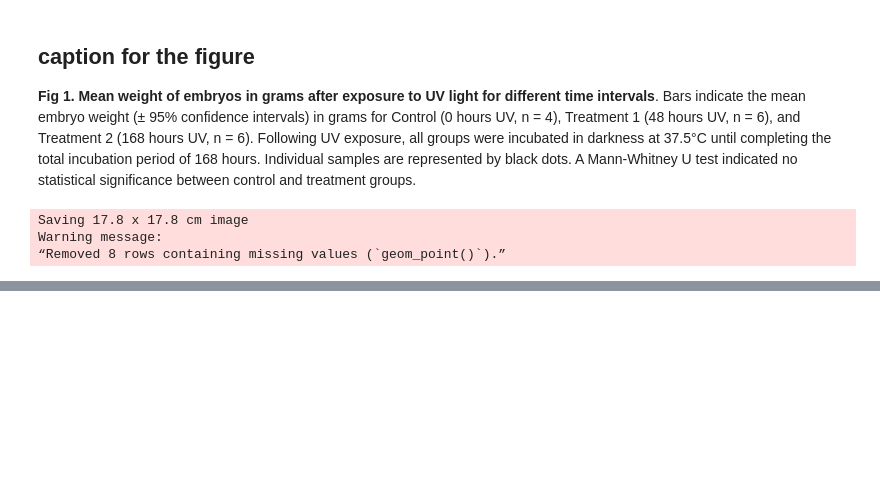
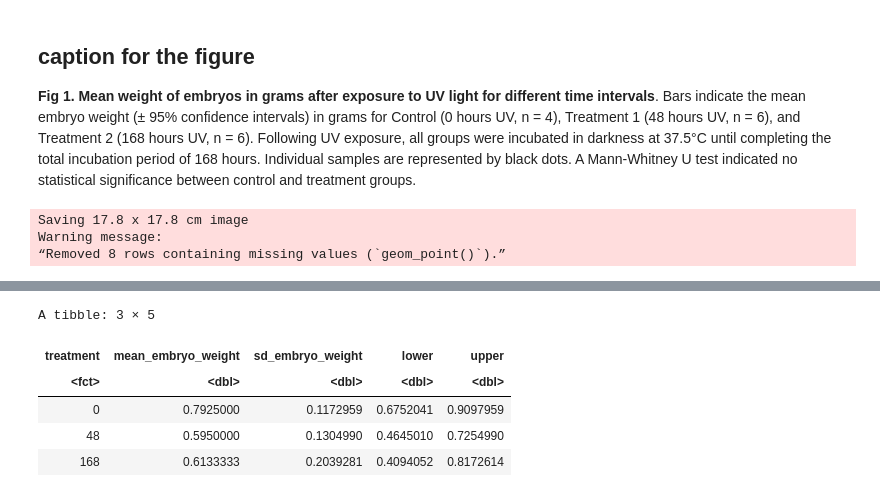
Before and after one commit to redradman/BIOL331_hypothesis_testing, a Jupyter notebook: Analysis.ipynb, the cells around one changed output, grey strips where cells are left out. Drawn from its saved outputs; the diff is of its cells as text; code cells hidden in the pictures; blank space fills up the shorter version.

```diff
--- a/Analysis.ipynb
+++ b/Analysis.ipynb
@@ -1209,0 +1223,9 @@ Warning message:
+# %%
+data_summary
+# %% [output]
+A tibble: 3 × 5
+| treatment | mean_embryo_weight | sd_embryo_weight | lower | upper |
+| <fct> | <dbl> | <dbl> | <dbl> | <dbl> |
+| 0 | 0.7925000 | 0.1172959 | 0.6752041 | 0.9097959 |
+| 48 | 0.5950000 | 0.1304990 | 0.4645010 | 0.7254990 |
+| 168 | 0.6133333 | 0.2039281 | 0.4094052 | 0.8172614 |
```
Also changed, not shown: parts of 3 cells of this notebook.
